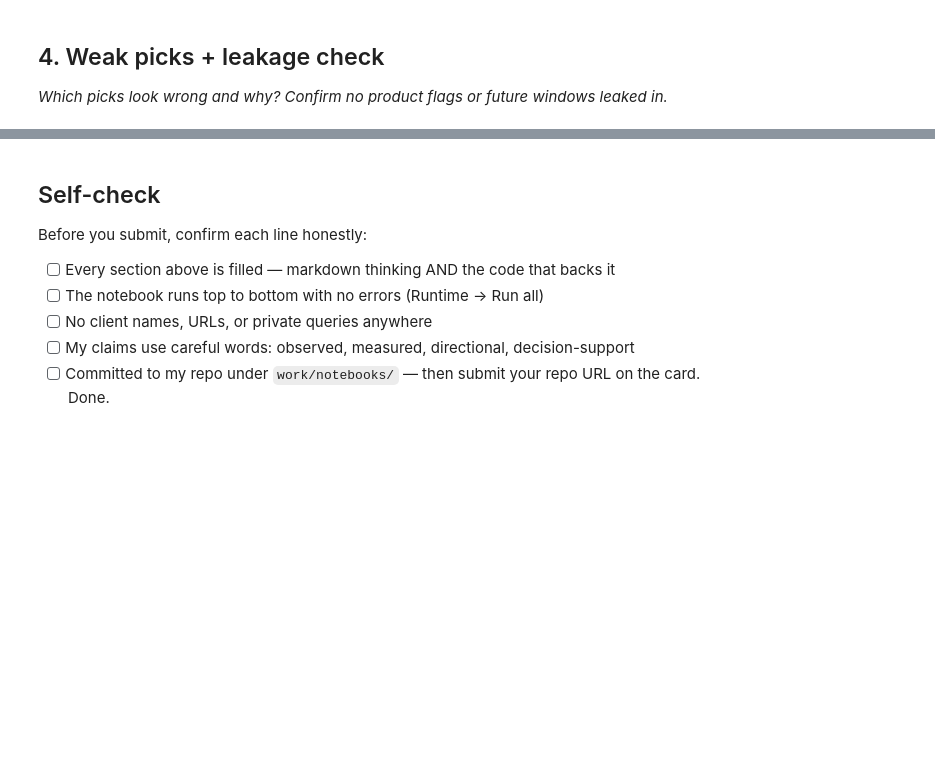
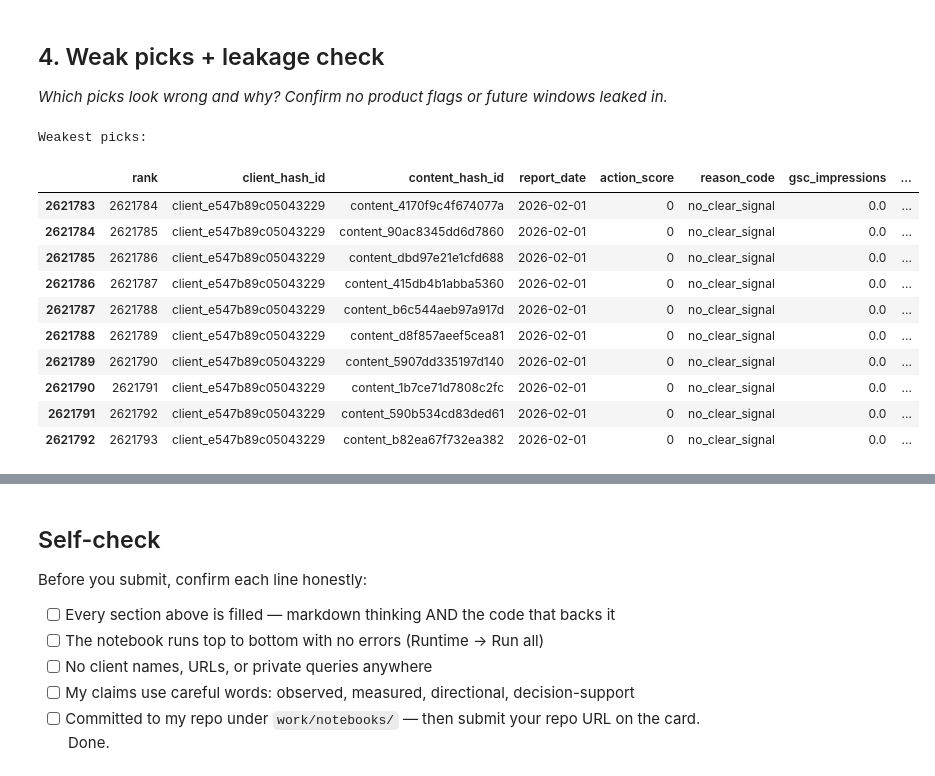
Before and after one commit to SamarthD07/flyrank-ml-internship, a Jupyter notebook: work/notebooks/w04_baseline_score.ipynb, the cells around one changed output, grey strips where cells are left out. Drawn from its saved outputs; the diff is of its cells as text; code cells hidden in the pictures; blank space fills up the shorter version.

```diff
--- a/work/notebooks/w04_baseline_score.ipynb
+++ b/work/notebooks/w04_baseline_score.ipynb
@@ -36,0 +268,77 @@ This skeleton is yours to fill. Work the sections **in order** — each one has
+# %%
+# This cell is for CODE (numbers, a query, a check).
+# Write your text answer in the cell ABOVE this one — typing sentences here breaks Run All.
+# Weak picks + leakage check
+
+# 1. Inspect the weakest-scoring rows.
+weak_picks = df.sort_values(
+    ["action_score", "gsc_impressions", "gsc_clicks"],
+    ascending=[True, True, True]
+).head(10).copy()
+
+print("Weakest picks:")
+display(weak_picks[[
+    "rank",
+    "client_hash_id",
+    "content_hash_id",
+    "report_date",
+    "action_score",
+    "reason_code",
+    "gsc_impressions",
+    "gsc_clicks",
+    "gsc_avg_position"
+]])
+
+# 2. Explain why these can be questionable.
+print("\nWhy these picks may be weak:")
+print(
+    "Low-scoring rows have limited or no supporting GSC exposure/click "
+    "signals. They should therefore be treated as lower-confidence review "
+    "candidates rather than guaranteed refresh opportunities."
+)
+
+# 3. Leakage check: scoring must use February only.
+print("\nLeakage checks:")
+
+min_date = df["report_date"].min()
+max_date = df["report_date"].max()
+
+print("Scoring date range:", min_date, "to", max_date)
+
+feb_only = (
+    min_date >= pd.Timestamp("2026-02-01").date()
+    and max_date <= pd.Timestamp("2026-02-28").date()
+)
+
+print("February-only scoring data:", feb_only)
+
+print(
+    "Scoring fields:",
+    [
+        "gsc_impressions",
+        "gsc_clicks",
+        "gsc_avg_position"
+    ]
+)
+
+print(
+    "\nLeakage conclusion:",
+    "No March/future-window fields were used in the baseline score."
+)
+
+print(
+    "Product-flag check: no product flags were used in the scoring rule."
+)
+# %% [output]
+Weakest picks:
+|  | rank | client_hash_id | content_hash_id | report_date | action_score | reason_code | gsc_impressions | ... |
+| 2621783 | 2621784 | client_e547b89c05043229 | content_4170f9c4f674077a | 2026-02-01 | 0 | no_clear_signal | 0.0 | ... |
+| 2621784 | 2621785 | client_e547b89c05043229 | content_90ac8345dd6d7860 | 2026-02-01 | 0 | no_clear_signal | 0.0 | ... |
+| 2621785 | 2621786 | client_e547b89c05043229 | content_dbd97e21e1cfd688 | 2026-02-01 | 0 | no_clear_signal | 0.0 | ... |
+| 2621786 | 2621787 | client_e547b89c05043229 | content_415db4b1abba5360 | 2026-02-01 | 0 | no_clear_signal | 0.0 | ... |
+| 2621787 | 2621788 | client_e547b89c05043229 | content_b6c544aeb97a917d | 2026-02-01 | 0 | no_clear_signal | 0.0 | ... |
+| 2621788 | 2621789 | client_e547b89c05043229 | content_d8f857aeef5cea81 | 2026-02-01 | 0 | no_clear_signal | 0.0 | ... |
+| 2621789 | 2621790 | client_e547b89c05043229 | content_5907dd335197d140 | 2026-02-01 | 0 | no_clear_signal | 0.0 | ... |
+| 2621790 | 2621791 | client_e547b89c05043229 | content_1b7ce71d7808c2fc | 2026-02-01 | 0 | no_clear_signal | 0.0 | ... |
+| 2621791 | 2621792 | client_e547b89c05043229 | content_590b534cd83ded61 | 2026-02-01 | 0 | no_clear_signal | 0.0 | ... |
+| 2621792 | 2621793 | client_e547b89c05043229 | content_b82ea67f732ea382 | 2026-02-01 | 0 | no_clear_signal | 0.0 | ... |
```
Also changed, not shown: parts of 9 cells of this notebook.
